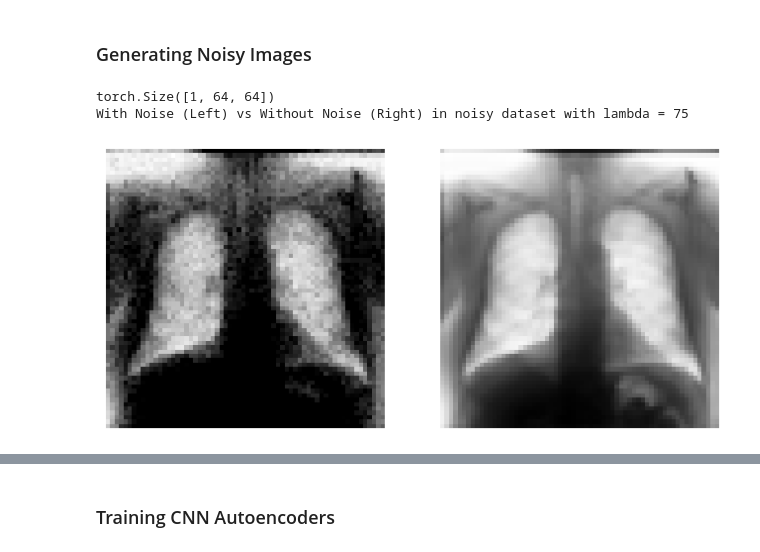
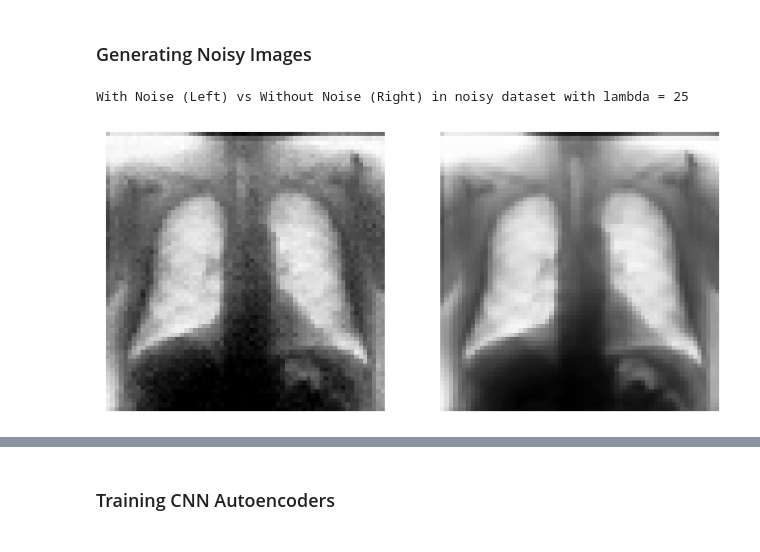
Before and after one commit to iscs30-65-biomedical-ai/submissions, a Jupyter notebook: 2-denoising-autoencoders.ipynb, the cells around one changed output, grey strips where cells are left out. Cells and saved outputs as stored; diff of their text form; code cells hidden in the pictures.

Commit message:
Show noisy images

```diff
--- a/2-denoising-autoencoders.ipynb
+++ b/2-denoising-autoencoders.ipynb
@@ -157,30 +157,34 @@ noisy50_dsRGB = NoisyDatasetRGB(img_dir = original_ds_path,
 noisy75_dsRGB = NoisyDatasetRGB(img_dir = original_ds_path,
                           filenames = original_ds.img_labels,
                           noise_lambda = 75)
-# %%
-# Create dataloaders
-loader = DataLoader(noisy75_ds, batch_size=16)
-# %%
-# Display images with and without noise
-noisy_imgs, clean_imgs = next(iter(loader))
-
-print(noisy_imgs[0].size())
-
-noisy_img = torch.reshape(noisy_imgs[0], (64, 64, 1))
-clean_img = torch.reshape(clean_imgs[0], (64, 64, 1))
-
-imgs = [noisy_img, clean_img]
-
-figure = plt.figure(figsize=(8, 8))
-cols, rows = 2, 1
-for i in range(1, cols * rows + 1):
-    figure.add_subplot(rows, cols, i)
-    plt.axis("off")
-    plt.imshow(imgs[i-1].squeeze(), cmap="Greys")
-
-print("With Noise (Left) vs Without Noise (Right) in noisy dataset with lambda = 75")
-plt.show()
-# %% [output]
-torch.Size([1, 64, 64])
-With Noise (Left) vs Without Noise (Right) in noisy dataset with lambda = 75
-[figure, removed]
+# %%
+# Create dataloaders
+noisy25_loader = DataLoader(noisy25_ds, batch_size=16)
+
+noisy50_loader = DataLoader(noisy50_ds, batch_size=16)
+
+noisy75_loader = DataLoader(noisy75_ds, batch_size=16)
+# %%
+def show_sample_img(loader, lambda_val):
+    # Display images with and without noise
+    noisy_imgs, clean_imgs = next(iter(noisy25_loader))
+
+    noisy_img = torch.reshape(noisy_imgs[0], (64, 64, 1))
+    clean_img = torch.reshape(clean_imgs[0], (64, 64, 1))
+
+    imgs = [noisy_img, clean_img]
+
+    figure = plt.figure(figsize=(8, 8))
+    cols, rows = 2, 1
+    for i in range(1, cols * rows + 1):
+        figure.add_subplot(rows, cols, i)
+        plt.axis("off")
+        plt.imshow(imgs[i-1].squeeze(), cmap="Greys")
+
+    print("With Noise (Left) vs Without Noise (Right) in noisy dataset with lambda =", lambda_val)
+    plt.show()
+# %%
+show_sample_img(noisy25_loader, '25')
+# %% [output]
+With Noise (Left) vs Without Noise (Right) in noisy dataset with lambda = 25
+[figure, added]
```
Also changed, not shown: parts of 4 cells of this notebook.
